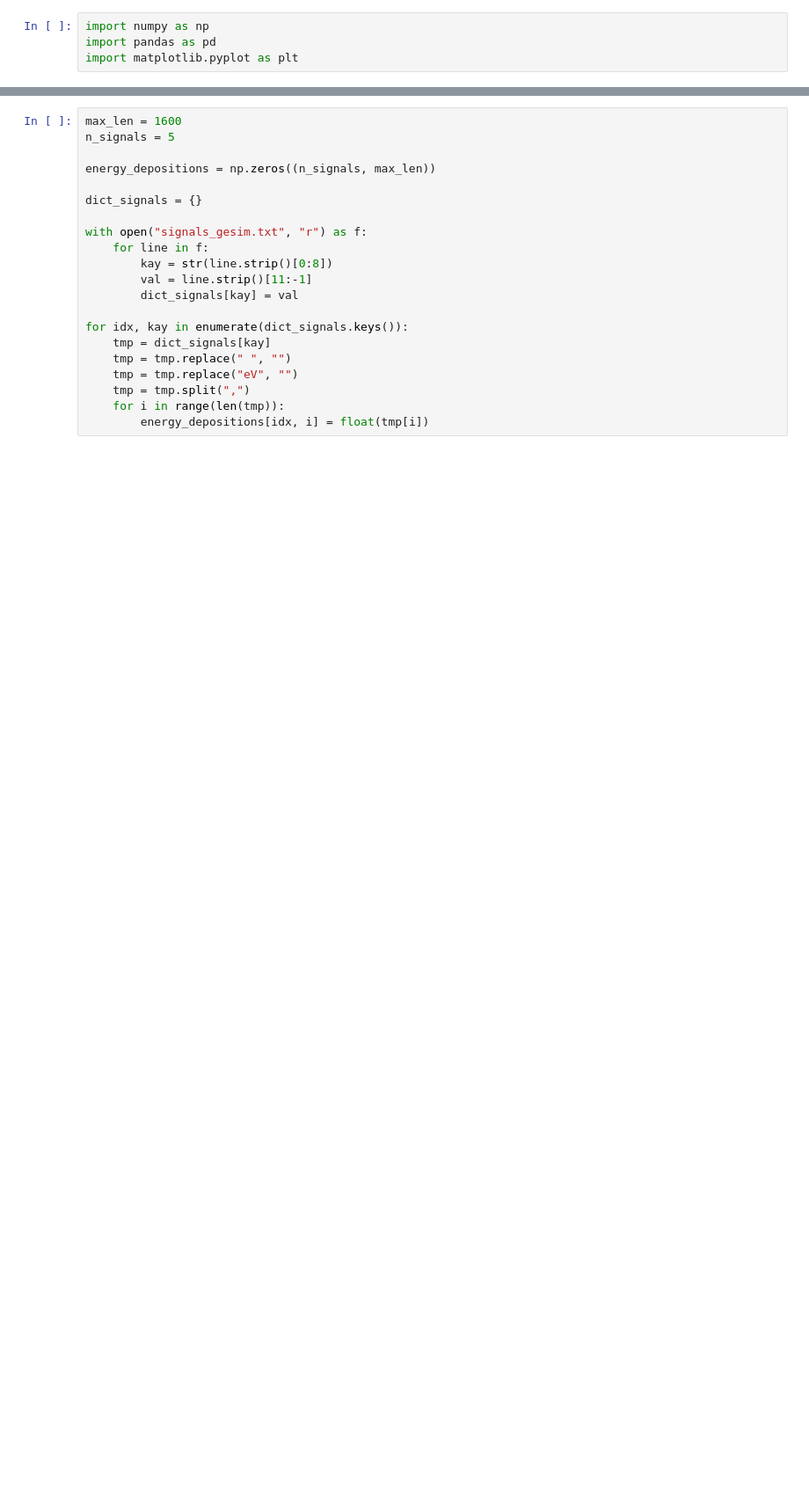
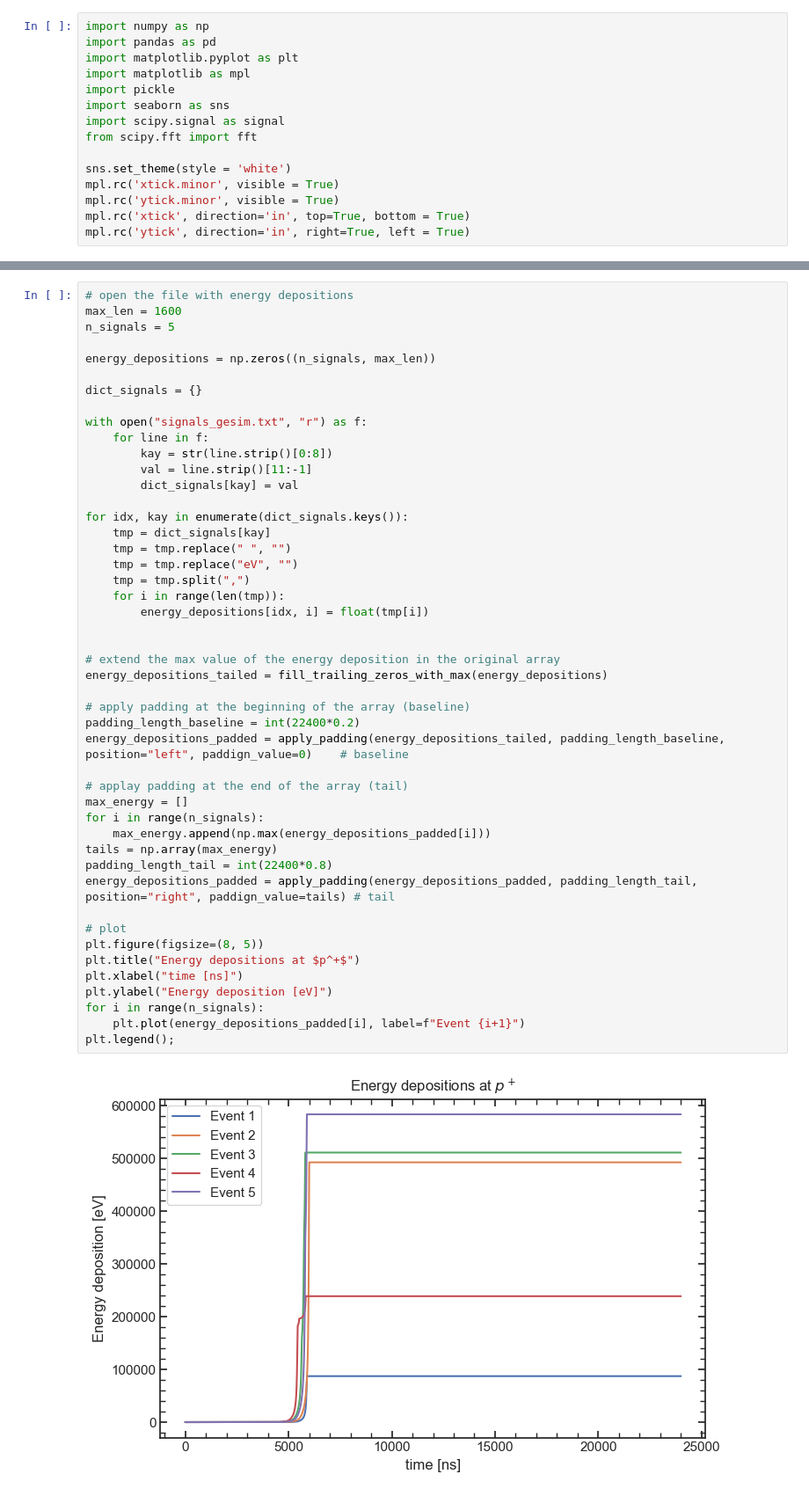
Before and after one commit to GaudioRf/JFETModel, a Jupyter notebook: ideal_pulses.ipynb, the cells around one changed output, grey strips where cells are left out. Shown: that part at 88% size. Cells and saved outputs as stored; diff of their text form; blank space fills up the shorter version.

```diff
--- a/ideal_pulses.ipynb
+++ b/ideal_pulses.ipynb
@@ -2,3 +2,14 @@
 import numpy as np
 import pandas as pd
 import matplotlib.pyplot as plt
+import matplotlib as mpl
+import pickle
+import seaborn as sns
+import scipy.signal as signal
+from scipy.fft import fft
+
+sns.set_theme(style = 'white')
+mpl.rc('xtick.minor', visible = True)
+mpl.rc('ytick.minor', visible = True)
+mpl.rc('xtick', direction='in', top=True, bottom = True)
+mpl.rc('ytick', direction='in', right=True, left = True)
@@ -5,21 +53,49 @@ import matplotlib.pyplot as plt
 # %%
+# open the file with energy depositions
 max_len = 1600
 n_signals = 5
 
 energy_depositions = np.zeros((n_signals, max_len))
 
 dict_signals = {}
 
 with open("signals_gesim.txt", "r") as f:
     for line in f:
         kay = str(line.strip()[0:8])
         val = line.strip()[11:-1]
         dict_signals[kay] = val
 
 for idx, kay in enumerate(dict_signals.keys()):
     tmp = dict_signals[kay]
     tmp = tmp.replace(" ", "")
     tmp = tmp.replace("eV", "")
     tmp = tmp.split(",")
     for i in range(len(tmp)):
         energy_depositions[idx, i] = float(tmp[i])
+
+
+# extend the max value of the energy deposition in the original array
+energy_depositions_tailed = fill_trailing_zeros_with_max(energy_depositions)
+
+# apply padding at the beginning of the array (baseline)
+padding_length_baseline = int(22400*0.2)
+energy_depositions_padded = apply_padding(energy_depositions_tailed, padding_length_baseline, position="left", paddign_value=0)    # baseline
+
+# applay padding at the end of the array (tail)
+max_energy = []
+for i in range(n_signals):
+    max_energy.append(np.max(energy_depositions_padded[i]))
+tails = np.array(max_energy)
+padding_length_tail = int(22400*0.8)
+energy_depositions_padded = apply_padding(energy_depositions_padded, padding_length_tail, position="right", paddign_value=tails) # tail
+
+# plot
+plt.figure(figsize=(8, 5))
+plt.title("Energy depositions at $p^+$")
+plt.xlabel("time [ns]")
+plt.ylabel("Energy deposition [eV]")
+for i in range(n_signals):
+    plt.plot(energy_depositions_padded[i], label=f"Event {i+1}")
+plt.legend();
+# %% [output]
+[figure, added]
```
Also changed, not shown: parts of 11 cells of this notebook, 5 other files.
